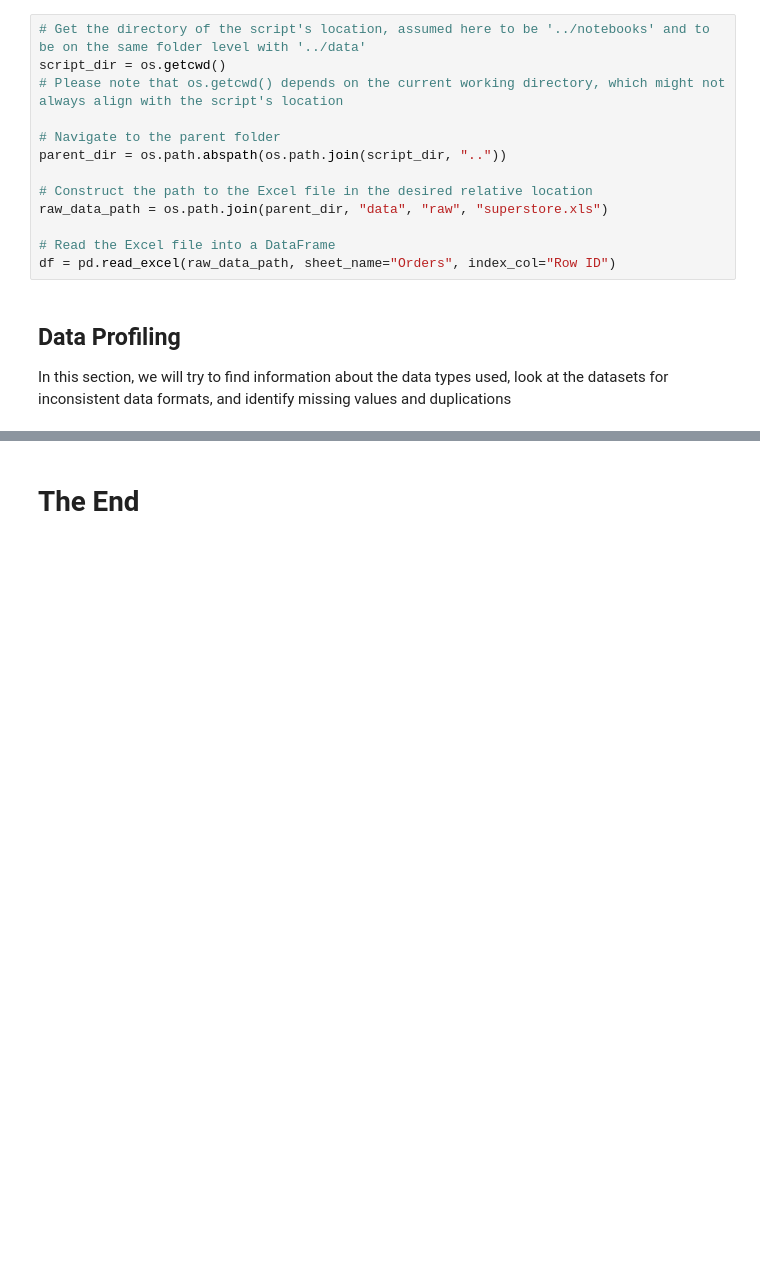
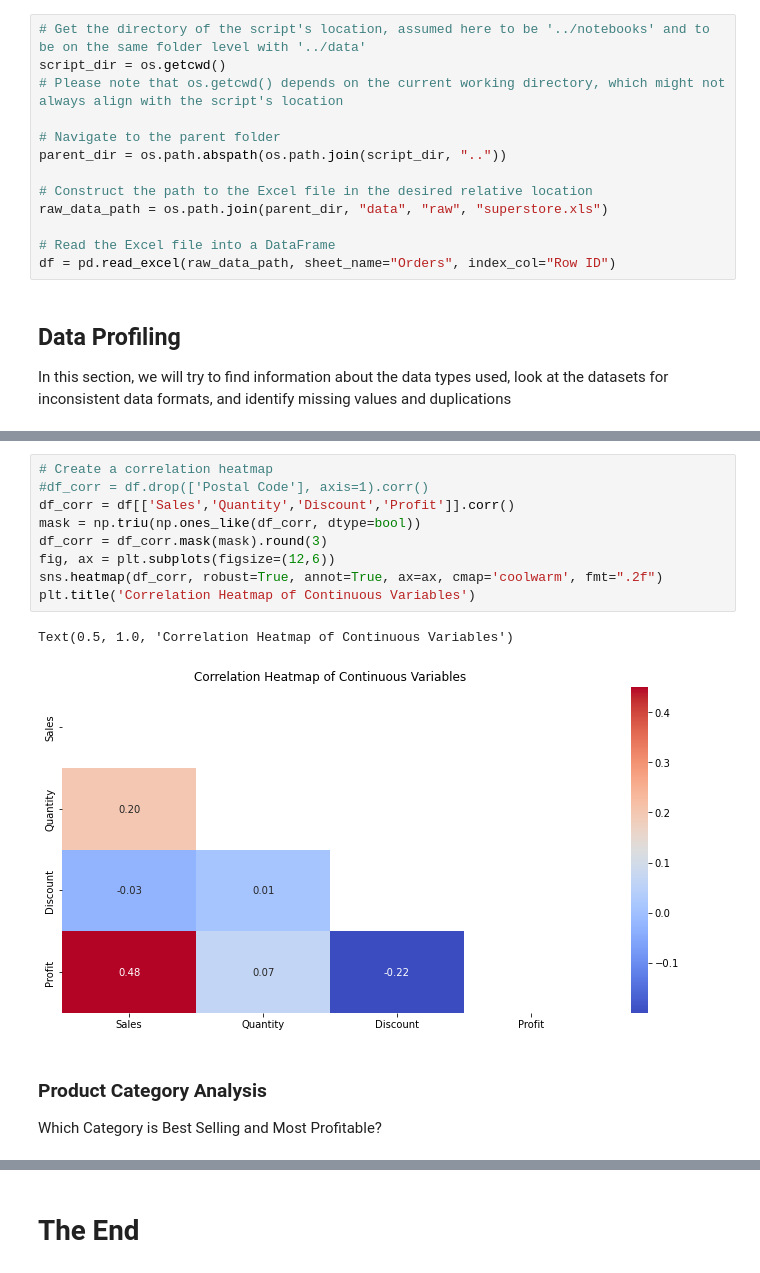
Before and after one commit to amedustephen/Superstore-Sales-Analysis, a Jupyter notebook: notebooks/exploratory_analysis.ipynb, the cells around one changed output, grey strips where cells are left out. Cells and saved outputs as stored; diff of their text form; blank space fills up the shorter version.

```diff
--- a/notebooks/exploratory_analysis.ipynb
+++ b/notebooks/exploratory_analysis.ipynb
@@ -112,0 +376,16 @@ In this section, we will try to find information about the data types used, look
+# %%
+# Create a correlation heatmap
+#df_corr = df.drop(['Postal Code'], axis=1).corr()
+df_corr = df[['Sales','Quantity','Discount','Profit']].corr()
+mask = np.triu(np.ones_like(df_corr, dtype=bool))
+df_corr = df_corr.mask(mask).round(3)
+fig, ax = plt.subplots(figsize=(12,6))
+sns.heatmap(df_corr, robust=True, annot=True, ax=ax, cmap='coolwarm', fmt=".2f")
+plt.title('Correlation Heatmap of Continuous Variables')
+# %% [output]
+Text(0.5, 1.0, 'Correlation Heatmap of Continuous Variables')
+[figure, added]
+# %% [markdown]
+### Product Category Analysis
+
+Which Category is Best Selling and Most Profitable?
```
Also changed, not shown: parts of 97 cells of this notebook, 9 other files.
